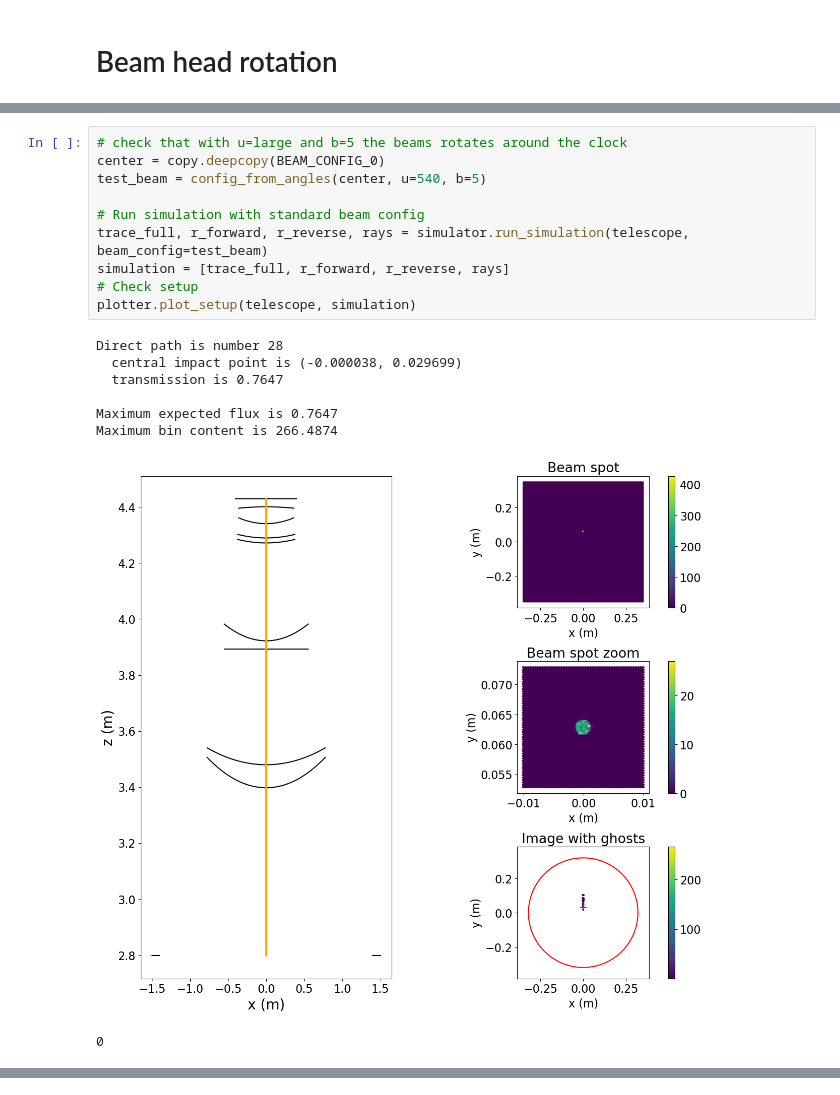
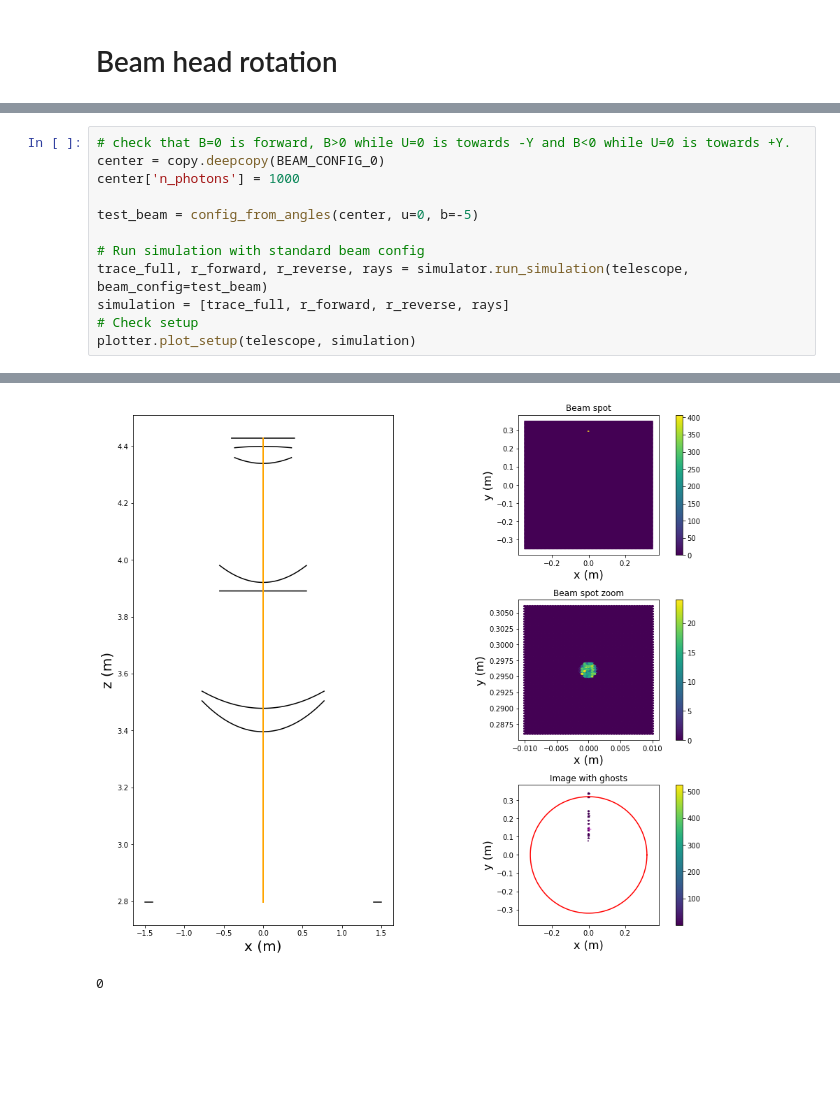
Before and after one commit to lsst-camera-dh/ghosts, a Jupyter notebook: notebooks/LSST_CCOB_beam_head_rotation.ipynb, the cells around one changed output, grey strips where cells are left out. Cells and saved outputs as stored; diff of their text form; blank space fills up the shorter version.

```diff
--- a/notebooks/LSST_CCOB_beam_head_rotation.ipynb
+++ b/notebooks/LSST_CCOB_beam_head_rotation.ipynb
@@ -138,19 +194,13 @@ Maximum bin content is 673.0708
-# %%
-# check that with u=large and b=5 the beams rotates around the clock
-center = copy.deepcopy(BEAM_CONFIG_0)
-test_beam = config_from_angles(center, u=540, b=5)
-
-# Run simulation with standard beam config
-trace_full, r_forward, r_reverse, rays = simulator.run_simulation(telescope, beam_config=test_beam)
-simulation = [trace_full, r_forward, r_reverse, rays]
-# Check setup
-plotter.plot_setup(telescope, simulation)
-# %% [output]
-Direct path is number 28
-  central impact point is (-0.000038, 0.029699)
-  transmission is 0.7647
-
-Maximum expected flux is 0.7647
-Maximum bin content is 266.4874
-[figure, removed]
-0
+# %%
+# check that B=0 is forward, B>0 while U=0 is towards -Y and B<0 while U=0 is towards +Y.
+center = copy.deepcopy(BEAM_CONFIG_0)
+center['n_photons'] = 1000
+
+test_beam = config_from_angles(center, u=0, b=-5)
+
+# Run simulation with standard beam config
+trace_full, r_forward, r_reverse, rays = simulator.run_simulation(telescope, beam_config=test_beam)
+simulation = [trace_full, r_forward, r_reverse, rays]
+# Check setup
+plotter.plot_setup(telescope, simulation)
+# %% [output]
@@ -156,0 +227,2 @@ Maximum bin content is 266.4874
+[figure, added]
+0
```
Also changed, not shown: parts of 12 cells of this notebook.
